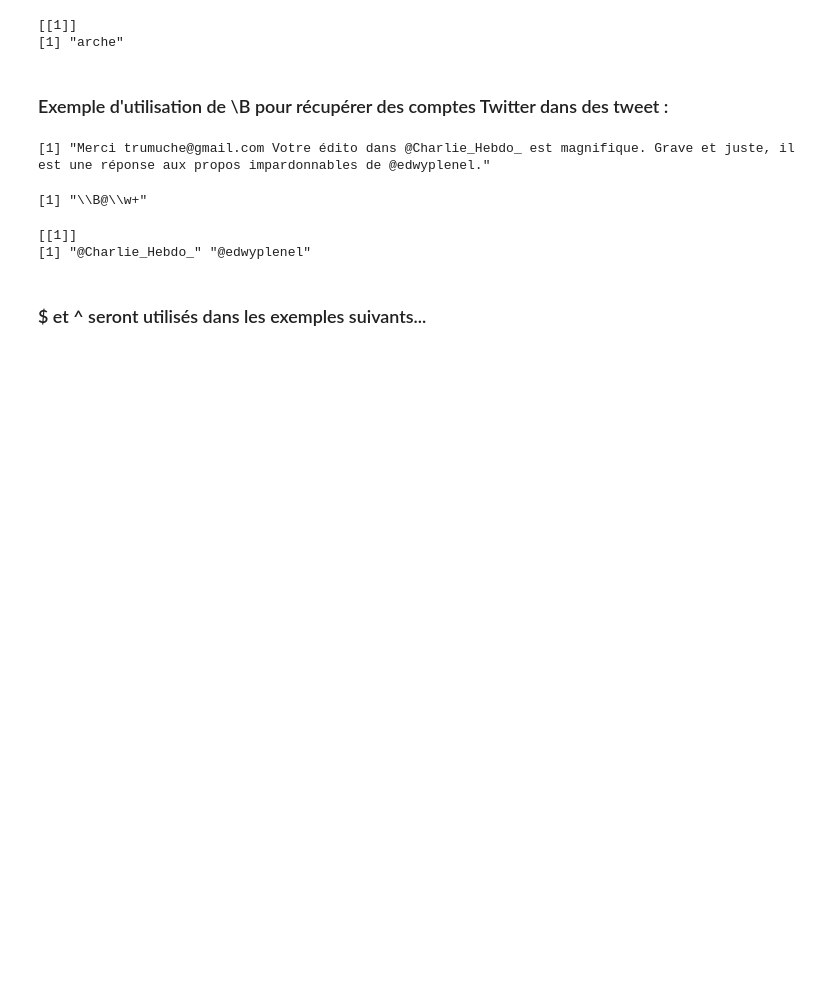
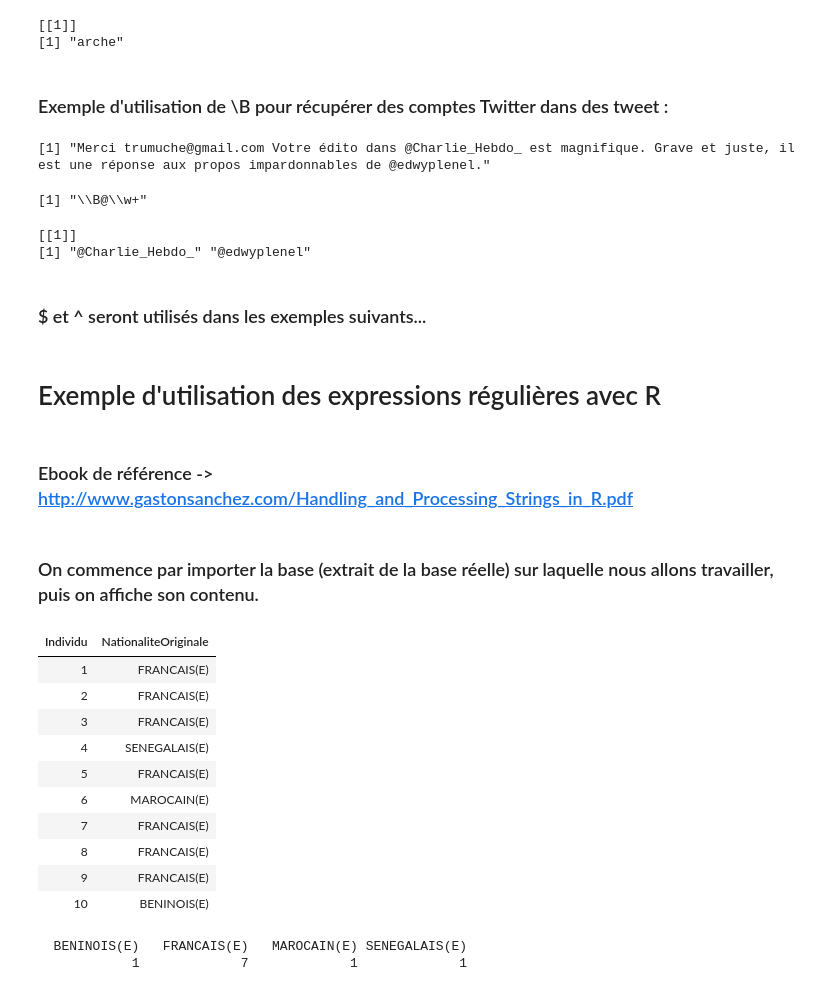
Before and after one commit to JBPressac/jupyter-regex-ubo, a Jupyter notebook: Regex.ipynb, the cells around one changed output. Cells and saved outputs as stored; diff of their text form; code cells hidden in the pictures; blank space fills up the shorter version.

```diff
--- a/Regex.ipynb
+++ b/Regex.ipynb
@@ -492,3 +492,9 @@ regmatches(texte, gregexpr(regex, texte))
 [1] "@Charlie_Hebdo_" "@edwyplenel"
 # %% [markdown]
 ### $ et ^ seront utilisés dans les exemples suivants...
+# %% [markdown]
+# Exemple d'utilisation des expressions régulières avec R
+# %% [markdown]
+### Ebook de référence -> http://www.gastonsanchez.com/Handling_and_Processing_Strings_in_R.pdf
+# %% [markdown]
+### On commence par importer la base (extrait de la base réelle) sur laquelle nous allons travailler, puis on affiche son contenu.
@@ -494,0 +503,19 @@ regmatches(texte, gregexpr(regex, texte))
+# %%
+base.apogee
+# %% [output]
+| Individu | NationaliteOriginale |
+| 1 | FRANCAIS(E) |
+| 2 | FRANCAIS(E) |
+| 3 | FRANCAIS(E) |
+| 4 | SENEGALAIS(E) |
+| 5 | FRANCAIS(E) |
+| 6 | MAROCAIN(E) |
+| 7 | FRANCAIS(E) |
+| 8 | FRANCAIS(E) |
+| 9 | FRANCAIS(E) |
+| 10 | BENINOIS(E) |
+# %%
+table(base.apogee$NationaliteOriginale)
+# %% [output]
+  BENINOIS(E)   FRANCAIS(E)   MAROCAIN(E) SENEGALAIS(E)
+            1             7             1             1
```
Also changed, not shown: parts of 10 cells of this notebook.
